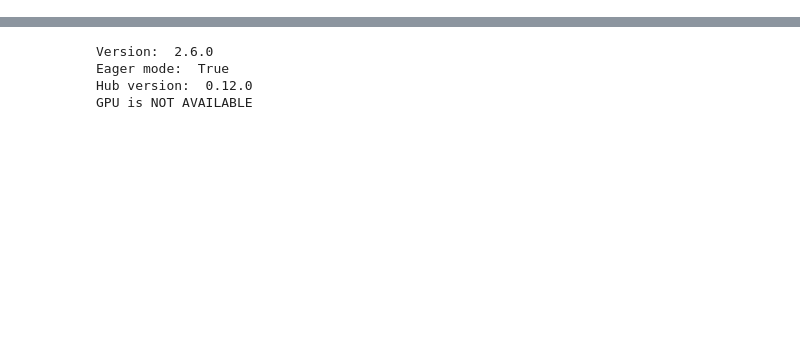
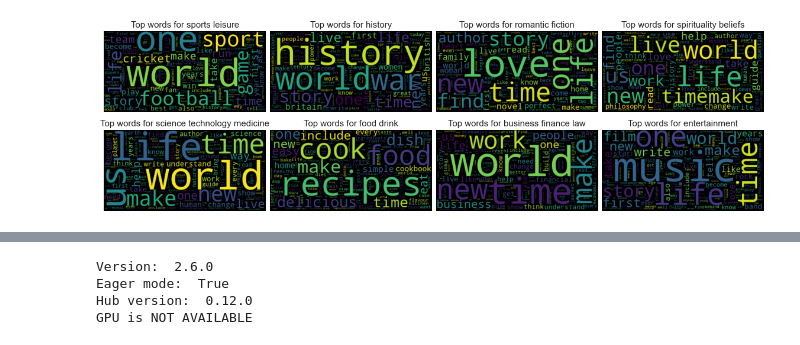
Before and after one commit to jm-training/DSM020-CW2, a Jupyter notebook: DSM020 CW2 - Judging a book by its synopsis.ipynb, the cells around one changed output, grey strips where cells are left out. Drawn from its saved outputs; the diff is of its cells as text; code cells hidden in the pictures; blank space fills up the shorter version.

```diff
--- a/DSM020 CW2 - Judging a book by its synopsis.ipynb
+++ b/DSM020 CW2 - Judging a book by its synopsis.ipynb
@@ -36,0 +124,20 @@ The majority class represents a 23% of the whole dataset. For that reason, that
+# %%
+df_old=pd.read_csv("all1.csv", index_col=0).reset_index()
+df_new=pd.read_csv("all_16_clean.csv", index_col=0).reset_index()
+old=df_old.Subject.value_counts(dropna=False).reset_index()
+new=df_new.Subject.value_counts(dropna=False).reset_index()
+both=pd.merge(old, new, on=['index'])
+both.rename(columns = {'Subject_x':'Original no. books', 'Subject_y':'Revised no. books', 'index':'Subject category'}, inplace = True)
+both.sort_values(by='Revised no. books', ascending=False, inplace=True)
+
+old1=df_old.Subject.value_counts(dropna=False, normalize=True).reset_index()
+new1=df_new.Subject.value_counts(dropna=False, normalize=True).reset_index()
+both1=pd.merge(old1, new1, on=['index'])
+both1.rename(columns = {'Subject_x':'Original % books', 'Subject_y':'Revised % books', 'index':'Subject category'}, inplace = True)
+both1.sort_values(by='Revised % books', ascending=False, inplace=True)
+
+combined=pd.merge(both, both1, on=['Subject category'])
+combined1=combined[['Subject category', 'Original no. books','Original % books','Revised no. books','Revised % books']]
+for i in ['Original % books','Revised % books']:
+    combined1[i] = combined1[i].astype(float).map("{:.0%}".format)
+combined1
@@ -36,0 +160,50 @@ The majority class represents a 23% of the whole dataset. For that reason, that
+# %%
+# Prepare data
+
+df3=df_new.copy()
+
+# Get number of books per subject
+book_count=df3.groupby('Subject').size()
+book_count1 = pd.DataFrame(book_count).reset_index()
+book_count1.columns = ['Subject', 'No. books']
+book_count1.sort_values(by='No. books', ascending=False, inplace=True)
+
+# Get number of words per subject
+subjects=['sports leisure','history','romantic fiction','spirituality beliefs','science technology medicine', 'food drink',
+'business finance law','entertainment']
+dic0={}
+dic1={}
+dic={}
+for i in subjects:
+    # Get all synopses of subject category
+    words=df3['Synopsis2'][df3['Subject']==i]
+    # Join together into one string
+    words1=''.join(''.join(sub) for sub in words)
+    # Remove punctuation from string
+    words2=words1.translate(translator)
+    # Convert to list of words
+    words3=words2.split()
+    dic0[i]=words3
+    # Get count of unique words per subject
+    dic[i]=len(set(words3))
+    # Get frequency counts of words per subject
+    words4 = nltk.FreqDist(words3)
+    words5=dict(words4)
+    # Create word cloud objects
+    wcloud=WordCloud().generate_from_frequencies(words5)
+    dic1[i]=wcloud
+
+# Plot Word Clouds
+values = list(dic1.values())
+plt.figure(figsize = (20,6))
+gs1 = gridspec.GridSpec(2, 4)
+gs1.update(wspace=0.025, hspace=0.05)
+for i in range(8):
+    ax1 = plt.subplot(gs1[i])
+    plt.axis('off')
+    ax1.imshow(values[i], interpolation="bilinear")
+    ax1.set_title("Top words for "+str(subjects[i]),fontsize=15)
+    ax1.set_aspect('equal')
+plt.show()
+# %% [output]
+[figure, added]
```
Also changed, not shown: parts of 127 cells of this notebook, 30 other files.
